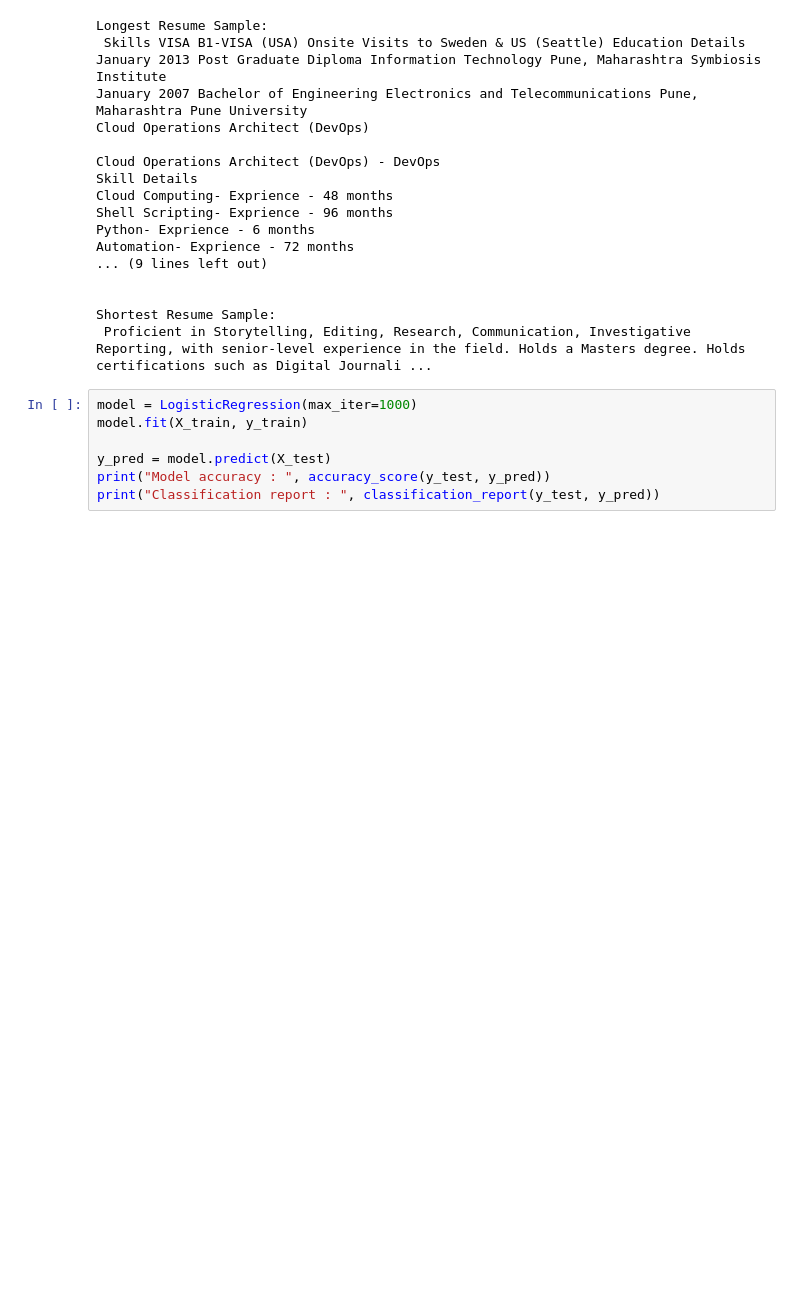
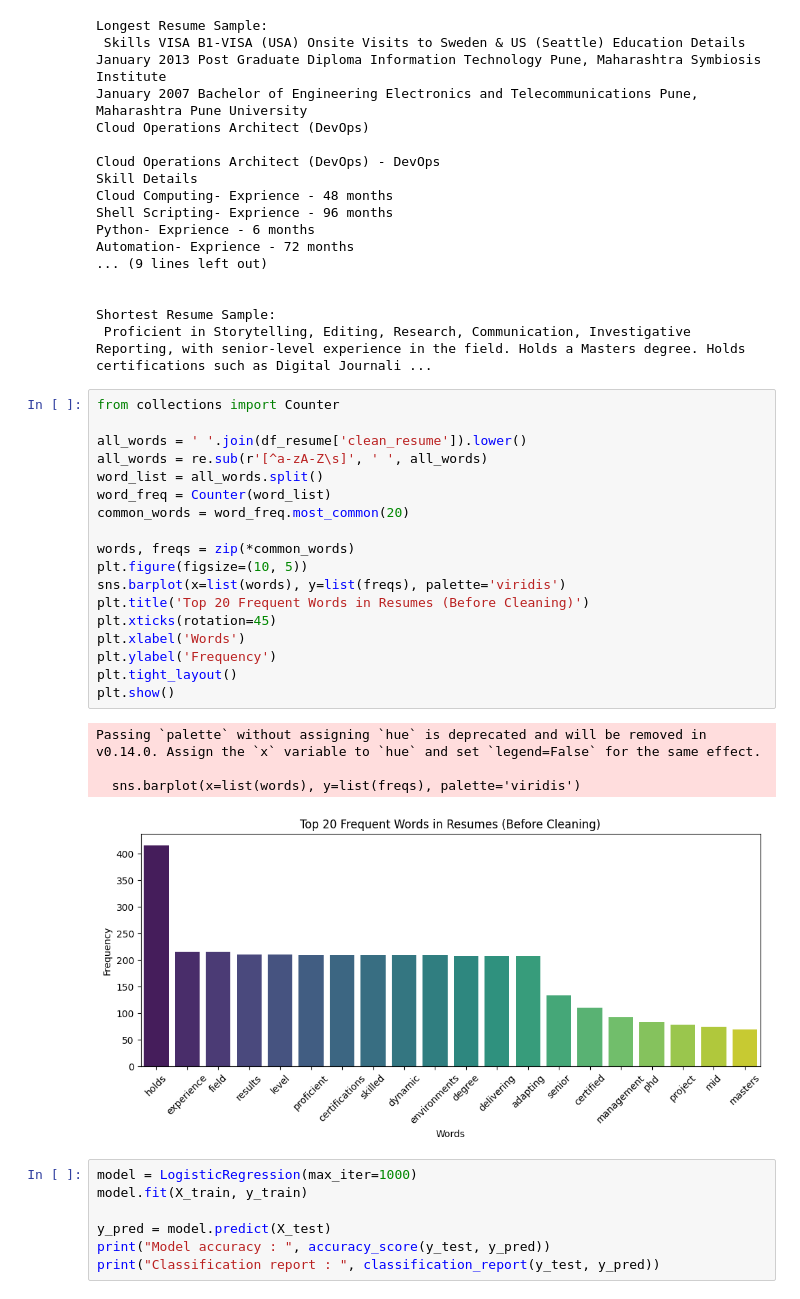
Before and after one commit to Iliya-Askari/cangrow2-raw, a Jupyter notebook: NoteBook/01-Model.ipynb, the cells around one changed output. Cells and saved outputs as stored; diff of their text form; blank space fills up the shorter version.

Commit message:
Display top 20 frequent words in raw resumes
Extracted and visualized the most common words cleaning the resume text to identify potential stopwords or domain-specific keywords.

```diff
--- a/NoteBook/01-Model.ipynb
+++ b/NoteBook/01-Model.ipynb
@@ -150,6 +150,29 @@ Automation- Exprience - 72 months
 
 Shortest Resume Sample:
  Proficient in Storytelling, Editing, Research, Communication, Investigative Reporting, with senior-level experience in the field. Holds a Masters degree. Holds certifications such as Digital Journali ...
+# %%
+from collections import Counter
+
+all_words = ' '.join(df_resume['clean_resume']).lower()
+all_words = re.sub(r'[^a-zA-Z\s]', ' ', all_words)
+word_list = all_words.split()
+word_freq = Counter(word_list)
+common_words = word_freq.most_common(20)
+
+words, freqs = zip(*common_words)
+plt.figure(figsize=(10, 5))
+sns.barplot(x=list(words), y=list(freqs), palette='viridis')
+plt.title('Top 20 Frequent Words in Resumes (Before Cleaning)')
+plt.xticks(rotation=45)
+plt.xlabel('Words')
+plt.ylabel('Frequency')
+plt.tight_layout()
+plt.show()
+# %% [output]
+Passing `palette` without assigning `hue` is deprecated and will be removed in v0.14.0. Assign the `x` variable to `hue` and set `legend=False` for the same effect.
+
+  sns.barplot(x=list(words), y=list(freqs), palette='viridis')
+[figure, added]
 # %%
 model = LogisticRegression(max_iter=1000)
 model.fit(X_train, y_train)
```
